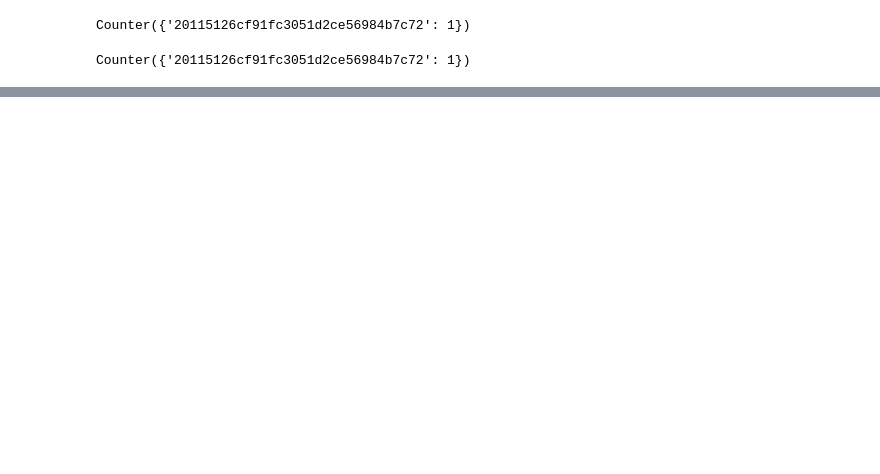
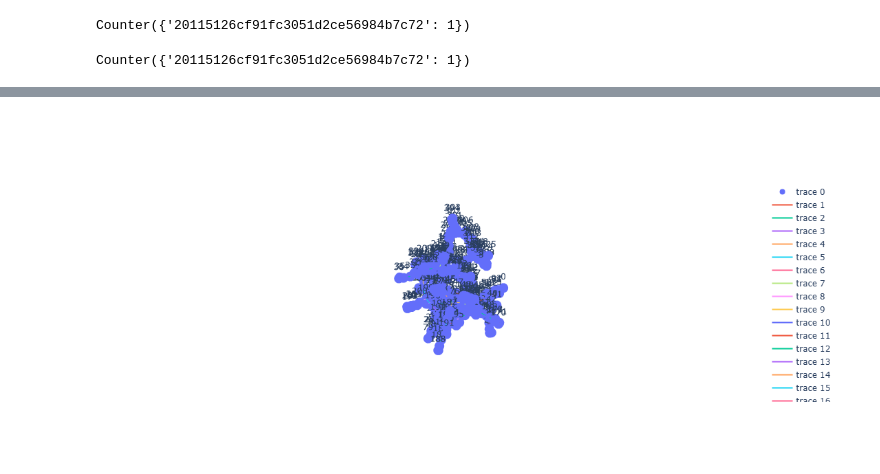
Before and after one commit to AniruddhaMandal/SS-GNN, a Jupyter notebook: notebooks/Subgraphs Visualization.ipynb, the cells around one changed output, grey strips where cells are left out. Cells and saved outputs as stored; diff of their text form; code cells hidden in the pictures; blank space fills up the shorter version.

```diff
--- a/notebooks/Subgraphs Visualization.ipynb
+++ b/notebooks/Subgraphs Visualization.ipynb
@@ -211,0 +245,32 @@ Counter({'c21bcc9c48cc6e1920e71d6d7e04c403': 5,
+# %%
+# Simple 3D interactive plot
+def go_plot(G):
+    pos = nx.spring_layout(G, dim=3)
+    x, y, z = zip(*[pos[node] for node in G.nodes()])
+
+    fig = go.Figure()
+    fig.add_scatter3d(x=x, y=y, z=z, mode='markers+text',
+                     text=list(G.nodes()), marker=dict(size=8))
+
+    for edge in G.edges():
+        x_edge = [pos[edge[0]][0], pos[edge[1]][0]]
+        y_edge = [pos[edge[0]][1], pos[edge[1]][1]]
+        z_edge = [pos[edge[0]][2], pos[edge[1]][2]]
+        fig.add_scatter3d(x=x_edge, y=y_edge, z=z_edge, mode='lines')
+    fig.update_layout(width=800,height=500)
+    fig.update_layout(
+    scene=dict(
+        xaxis=dict(visible=False),
+        yaxis=dict(visible=False),
+        zaxis=dict(visible=False),
+        bgcolor='rgba(0,0,0,0)'  # Transparent background
+    ),
+    paper_bgcolor='rgba(0,0,0,0)',  # Transparent paper
+    plot_bgcolor='rgba(0,0,0,0)'    # Transparent plot
+)
+    fig.write_html("graph.html")
+    fig.show()
+# %%
+go_plot(g)
+# %% [output]
+[figure, added]
```
Also changed, not shown: parts of 14 cells of this notebook, 4 other files.
